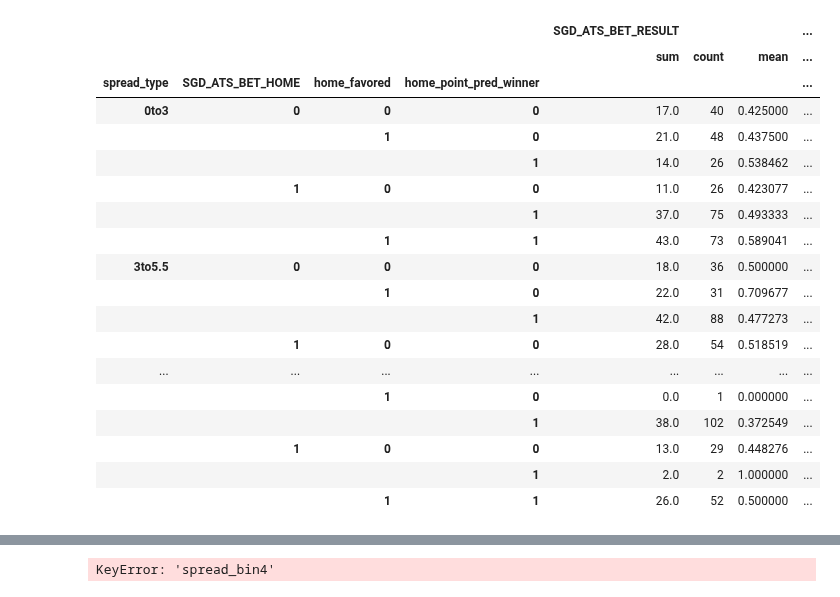
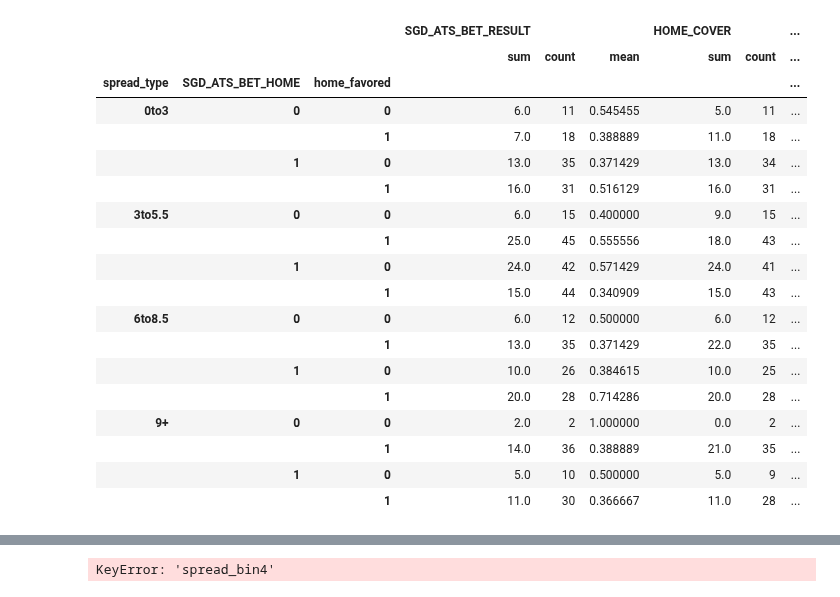
Before and after one commit to jnish23/NBA_Model_V2, a Jupyter notebook: notebooks/betting_results_analysis.ipynb, the cells around one changed output, grey strips where cells are left out. Drawn from its saved outputs; the diff is of its cells as text; code cells hidden in the pictures.

```diff
--- a/notebooks/betting_results_analysis.ipynb
+++ b/notebooks/betting_results_analysis.ipynb
@@ -13,9 +13,9 @@ pd.options.display.max_columns=50
 # %%
 def create_results_df():
 
-    path_to_results = Path().home().joinpath('NBA_Model_v1', 'results', 'betting_predictions_2022.csv')
+    path_to_results = Path().home().joinpath('NBA_Model_v1', 'results', 'betting_predictions_2023.csv')
     path_to_db = Path.home().joinpath('NBA_Model_v1', 'data', 'nba.db')
-    season = '2022-23'
+    season = '2023-24'
 
     preds = pd.read_csv(path_to_results)
     preds = preds.drop_duplicates(subset=['home_team', 'away_team', 'game_date'], keep='last')
@@ -285,19 +285,31 @@ results['bet_favorite'] = (((results['home_spread'] < 0) & (results['SGD_ATS_BET
 
 results['home_favored'] = (results['home_spread'] < 0).astype(int)
 
-results['home_point_pred_winner'] = (results['sgd_home_score_pred'] - results['sgd_away_score_pred'] > 0).astype(int)
-results['point_pred_correct'] = (results['home_point_pred_winner'] == results['HOME_WIN']).astype(int)
+results['sgd_home_point_pred_winner'] = (results['sgd_home_score_pred'] - results['sgd_away_score_pred'] > 0).astype(int)
+results['lgb_home_point_pred_winner'] = (results['lgb_home_score_pred'] - results['lgb_away_score_pred'] > 0).astype(int)
 
-results['home_point_diff_pred'] = results['sgd_home_score_pred'] - results['sgd_away_score_pred']
+results['sgd_point_pred_correct'] = (results['sgd_home_point_pred_winner'] == results['HOME_WIN']).astype(int)
+results['lgb_point_pred_correct'] = (results['lgb_home_point_pred_winner'] == results['HOME_WIN']).astype(int)
+
+results['sgd_home_point_diff_pred'] = results['sgd_home_score_pred'] - results['sgd_away_score_pred']
+results['lgb_home_point_diff_pred'] = results['lgb_home_score_pred'] - results['lgb_away_score_pred']
 
 
-results['model_fav_eq_vegas_fav'] = (np.sign(results['home_spread']) != np.sign(results['home_point_diff_pred'])).astype(int)
+results['sgd_fav_eq_vegas_fav'] = (np.sign(results['home_spread']) != np.sign(results['sgd_home_point_diff_pred'])).astype(int)
+results['lgb_fav_eq_vegas_fav'] = (np.sign(results['home_spread']) != np.sign(results['lgb_home_point_diff_pred'])).astype(int)
 
-results['spread_diff<1'] = (results['SGD_ATS_DIFF'].abs() < 1).astype(int)
-results['spread_diff>1'] = (results['SGD_ATS_DIFF'].abs() >= 1).astype(int)
-results['spread_diff>2'] = (results['SGD_ATS_DIFF'].abs() >= 2).astype(int)
-results['spread_diff>3'] = (results['SGD_ATS_DIFF'].abs() >= 3).astype(int)
-results['spread_diff>4'] = (results['SGD_ATS_DIFF'].abs() >= 4).astype(int)
+results['SGD_spread_diff<1'] = (results['SGD_ATS_DIFF'].abs() < 1).astype(int)
+results['SGD_spread_diff>1'] = (results['SGD_ATS_DIFF'].abs() >= 1).astype(int)
+results['SGD_spread_diff>2'] = (results['SGD_ATS_DIFF'].abs() >= 2).astype(int)
+results['SGD_spread_diff>3'] = (results['SGD_ATS_DIFF'].abs() >= 3).astype(int)
+results['SGD_spread_diff>4'] = (results['SGD_ATS_DIFF'].abs() >= 4).astype(int)
+
+results['LGB_spread_diff<1'] = (results['LGB_ATS_DIFF'].abs() < 1).astype(int)
+results['LGB_spread_diff>1'] = (results['LGB_ATS_DIFF'].abs() >= 1).astype(int)
+results['LGB_spread_diff>2'] = (results['LGB_ATS_DIFF'].abs() >= 2).astype(int)
+results['LGB_spread_diff>3'] = (results['LGB_ATS_DIFF'].abs() >= 3).astype(int)
+results['LGB_spread_diff>4'] = (results['LGB_ATS_DIFF'].abs() >= 4).astype(int)
+
 
 results['spread_under3'] = results['home_spread'].between(-2.5,2.5).astype(int)
 results['spread_3to6'] = (results['home_spread'].between(-5.5, 3) | results['home_spread'].between(3, 5.5)).astype(int)
@@ -389,22 +421,22 @@ results.groupby(['spread_type', 'bet_favorite'])[['SGD_ATS_BET_RESULT', 'LGB_ATS
 # %%
-results.groupby(['spread_type', 'SGD_ATS_BET_HOME', 'home_favored', 'home_point_pred_winner'])[['SGD_ATS_BET_RESULT', 'HOME_COVER', 'FAVORITE_COVER']].agg(('sum', 'count', 'mean'))
+results.groupby(['spread_type', 'SGD_ATS_BET_HOME', 'home_favored'])[['SGD_ATS_BET_RESULT', 'HOME_COVER', 'FAVORITE_COVER']].agg(('sum', 'count', 'mean'))
 # %% [output]
-|  |  |  |  | SGD_ATS_BET_RESULT |  |  | ... |
-|  |  |  |  | sum | count | mean | ... |
-| spread_type | SGD_ATS_BET_HOME | home_favored | home_point_pred_winner |  |  |  | ... |
-| 0to3 | 0 | 0 | 0 | 17.0 | 40 | 0.425000 | ... |
-|  |  | 1 | 0 | 21.0 | 48 | 0.437500 | ... |
-|  |  |  | 1 | 14.0 | 26 | 0.538462 | ... |
-|  | 1 | 0 | 0 | 11.0 | 26 | 0.423077 | ... |
-|  |  |  | 1 | 37.0 | 75 | 0.493333 | ... |
-|  |  | 1 | 1 | 43.0 | 73 | 0.589041 | ... |
-| 3to5.5 | 0 | 0 | 0 | 18.0 | 36 | 0.500000 | ... |
-|  |  | 1 | 0 | 22.0 | 31 | 0.709677 | ... |
-|  |  |  | 1 | 42.0 | 88 | 0.477273 | ... |
-|  | 1 | 0 | 0 | 28.0 | 54 | 0.518519 | ... |
-| ... | ... | ... | ... | ... | ... | ... | ... |
-|  |  | 1 | 0 | 0.0 | 1 | 0.000000 | ... |
-|  |  |  | 1 | 38.0 | 102 | 0.372549 | ... |
-|  | 1 | 0 | 0 | 13.0 | 29 | 0.448276 | ... |
-|  |  |  | 1 | 2.0 | 2 | 1.000000 | ... |
-|  |  | 1 | 1 | 26.0 | 52 | 0.500000 | ... |
+|  |  |  | SGD_ATS_BET_RESULT |  |  | HOME_COVER |  | ... |
+|  |  |  | sum | count | mean | sum | count | ... |
+| spread_type | SGD_ATS_BET_HOME | home_favored |  |  |  |  |  | ... |
+| 0to3 | 0 | 0 | 6.0 | 11 | 0.545455 | 5.0 | 11 | ... |
+|  |  | 1 | 7.0 | 18 | 0.388889 | 11.0 | 18 | ... |
+|  | 1 | 0 | 13.0 | 35 | 0.371429 | 13.0 | 34 | ... |
+|  |  | 1 | 16.0 | 31 | 0.516129 | 16.0 | 31 | ... |
+| 3to5.5 | 0 | 0 | 6.0 | 15 | 0.400000 | 9.0 | 15 | ... |
+|  |  | 1 | 25.0 | 45 | 0.555556 | 18.0 | 43 | ... |
+|  | 1 | 0 | 24.0 | 42 | 0.571429 | 24.0 | 41 | ... |
+|  |  | 1 | 15.0 | 44 | 0.340909 | 15.0 | 43 | ... |
+| 6to8.5 | 0 | 0 | 6.0 | 12 | 0.500000 | 6.0 | 12 | ... |
+|  |  | 1 | 13.0 | 35 | 0.371429 | 22.0 | 35 | ... |
+|  | 1 | 0 | 10.0 | 26 | 0.384615 | 10.0 | 25 | ... |
+|  |  | 1 | 20.0 | 28 | 0.714286 | 20.0 | 28 | ... |
+| 9+ | 0 | 0 | 2.0 | 2 | 1.000000 | 0.0 | 2 | ... |
+|  |  | 1 | 14.0 | 36 | 0.388889 | 21.0 | 35 | ... |
+|  | 1 | 0 | 5.0 | 10 | 0.500000 | 5.0 | 9 | ... |
+|  |  | 1 | 11.0 | 30 | 0.366667 | 11.0 | 28 | ... |
```
Also changed, not shown: parts of 39 cells of this notebook.
